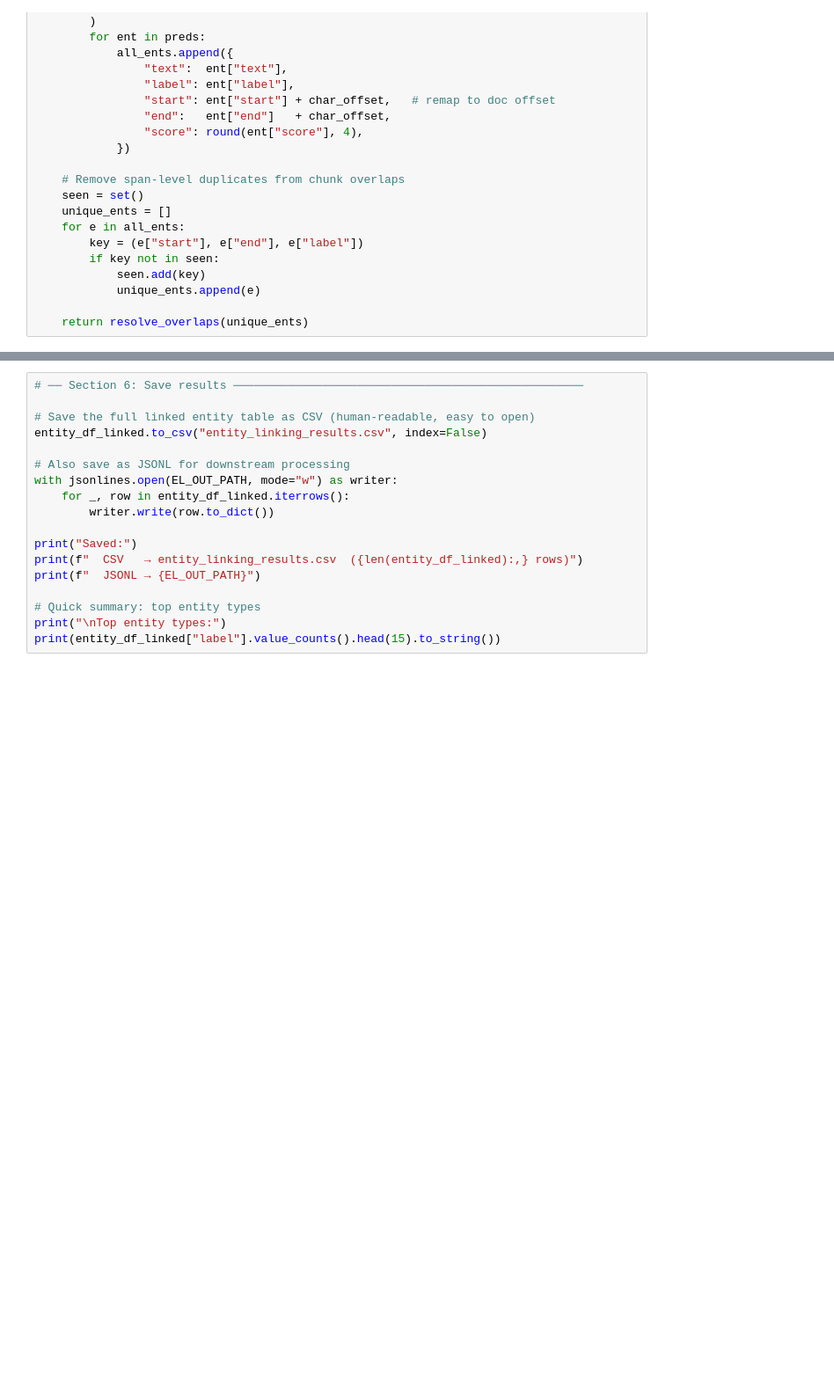
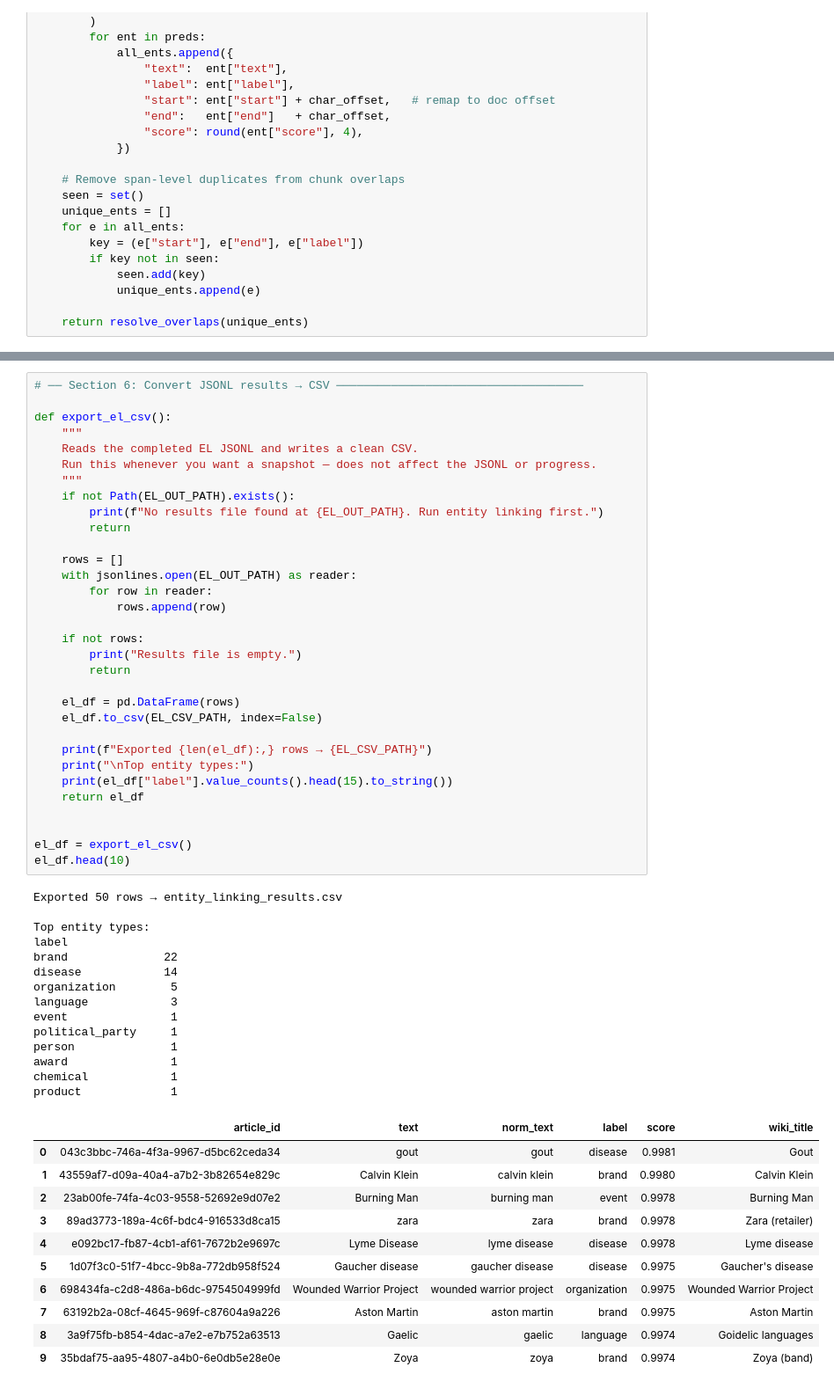
Before and after one commit to punreachrany/cmput656-long-tail-entities-news, a Jupyter notebook: KG Project.ipynb, the cells around one changed output, grey strips where cells are left out. Shown at 88% size. Cells and saved outputs as stored; diff of their text form; blank space fills up the shorter version.

```diff
--- a/KG Project.ipynb
+++ b/KG Project.ipynb
@@ -385,18 +481,58 @@ entity_df_linked.head(10)
 # %%
-# ── Section 6: Save results ───────────────────────────────────────────────────
+# ── Section 6: Convert JSONL results → CSV ────────────────────────────────────
 
-# Save the full linked entity table as CSV (human-readable, easy to open)
-entity_df_linked.to_csv("entity_linking_results.csv", index=False)
+def export_el_csv():
+    """
+    Reads the completed EL JSONL and writes a clean CSV.
+    Run this whenever you want a snapshot — does not affect the JSONL or progress.
+    """
+    if not Path(EL_OUT_PATH).exists():
+        print(f"No results file found at {EL_OUT_PATH}. Run entity linking first.")
+        return
 
-# Also save as JSONL for downstream processing
-with jsonlines.open(EL_OUT_PATH, mode="w") as writer:
-    for _, row in entity_df_linked.iterrows():
-        writer.write(row.to_dict())
+    rows = []
+    with jsonlines.open(EL_OUT_PATH) as reader:
+        for row in reader:
+            rows.append(row)
 
-print("Saved:")
-print(f"  CSV   → entity_linking_results.csv  ({len(entity_df_linked):,} rows)")
-print(f"  JSONL → {EL_OUT_PATH}")
+    if not rows:
+        print("Results file is empty.")
+        return
 
-# Quick summary: top entity types
-print("\nTop entity types:")
-print(entity_df_linked["label"].value_counts().head(15).to_string())
+    el_df = pd.DataFrame(rows)
+    el_df.to_csv(EL_CSV_PATH, index=False)
+
+    print(f"Exported {len(el_df):,} rows → {EL_CSV_PATH}")
+    print("\nTop entity types:")
+    print(el_df["label"].value_counts().head(15).to_string())
+    return el_df
+
+
+el_df = export_el_csv()
+el_df.head(10)
+# %% [output]
+Exported 50 rows → entity_linking_results.csv
+
+Top entity types:
+label
+brand              22
+disease            14
+organization        5
+language            3
+event               1
+political_party     1
+person              1
+award               1
+chemical            1
+product             1
+|  | article_id | text | norm_text | label | score | wiki_title |
+| 0 | 043c3bbc-746a-4f3a-9967-d5bc62ceda34 | gout | gout | disease | 0.9981 | Gout |
+| 1 | 43559af7-d09a-40a4-a7b2-3b82654e829c | Calvin Klein | calvin klein | brand | 0.9980 | Calvin Klein |
+| 2 | 23ab00fe-74fa-4c03-9558-52692e9d07e2 | Burning Man | burning man | event | 0.9978 | Burning Man |
+| 3 | 89ad3773-189a-4c6f-bdc4-916533d8ca15 | zara | zara | brand | 0.9978 | Zara (retailer) |
+| 4 | e092bc17-fb87-4cb1-af61-7672b2e9697c | Lyme Disease | lyme disease | disease | 0.9978 | Lyme disease |
+| 5 | 1d07f3c0-51f7-4bcc-9b8a-772db958f524 | Gaucher disease | gaucher disease | disease | 0.9975 | Gaucher's disease |
+| 6 | 698434fa-c2d8-486a-b6dc-9754504999fd | Wounded Warrior Project | wounded warrior project | organization | 0.9975 | Wounded Warrior Project |
+| 7 | 63192b2a-08cf-4645-969f-c87604a9a226 | Aston Martin | aston martin | brand | 0.9975 | Aston Martin |
+| 8 | 3a9f75fb-b854-4dac-a7e2-e7b752a63513 | Gaelic | gaelic | language | 0.9974 | Goidelic languages |
+| 9 | 35bdaf75-aa95-4807-a4b0-6e0db5e28e0e | Zoya | zoya | brand | 0.9974 | Zoya (band) |
```
Also changed, not shown: parts of 11 cells of this notebook.
